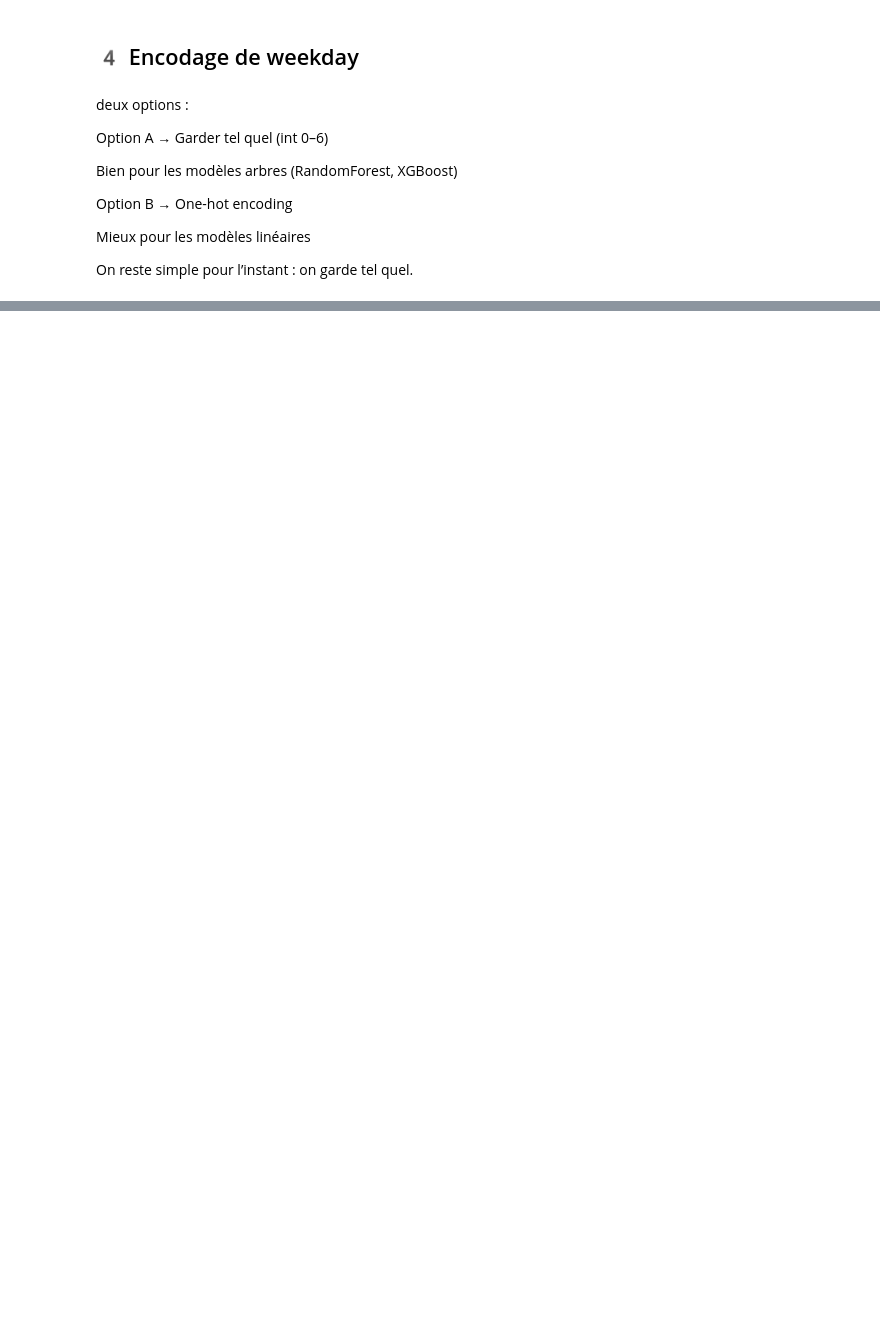
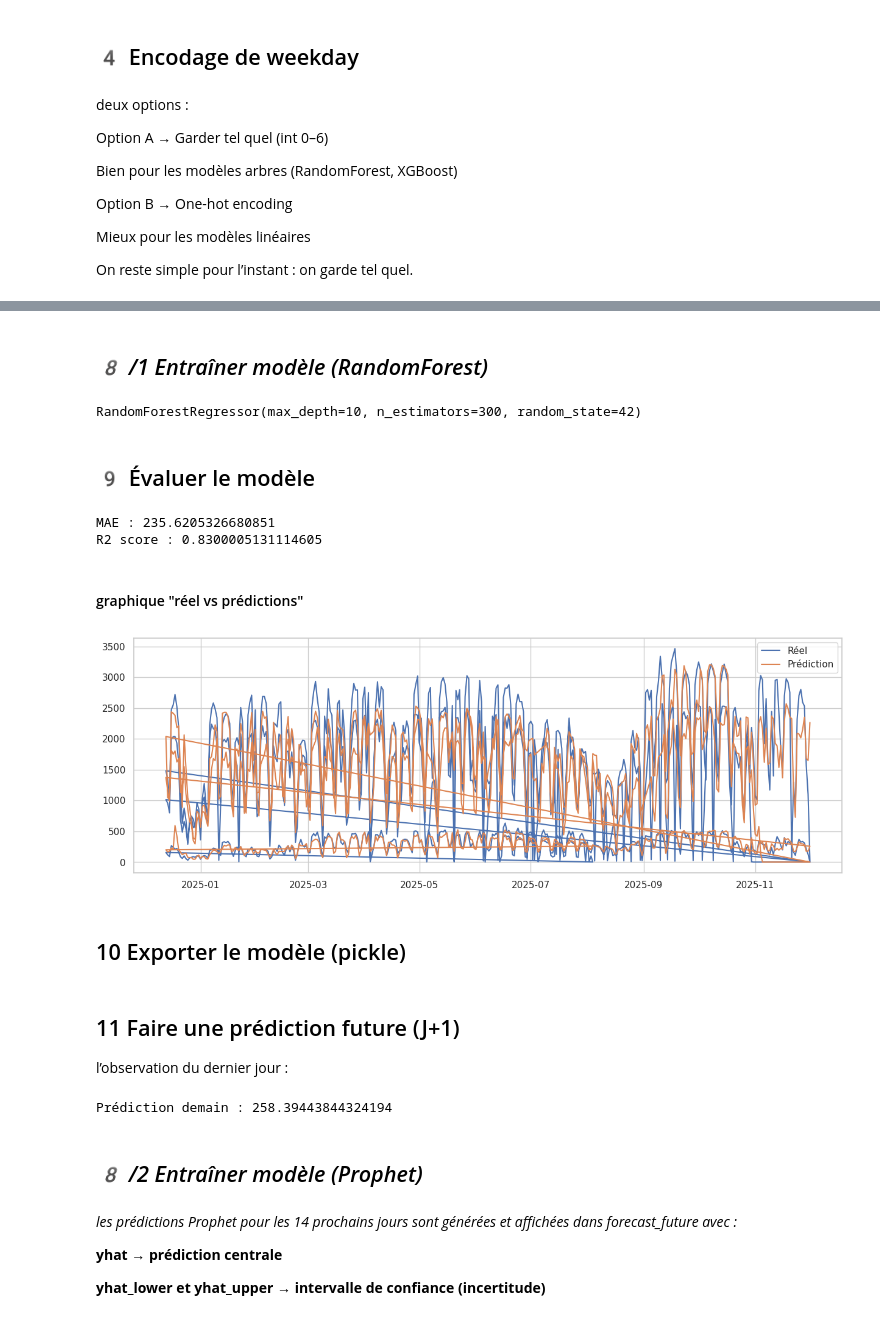
Before and after one commit to nabil-ghazali/velomag_montpellier, a Jupyter notebook: notebooks/velo3.ipynb, the cells around one changed output, grey strips where cells are left out. Cells and saved outputs as stored; diff of their text form; code cells hidden in the pictures; blank space fills up the shorter version.

```diff
--- a/notebooks/velo3.ipynb
+++ b/notebooks/velo3.ipynb
@@ -1395,4 +1400,2 @@ On reste simple pour l’instant : on garde tel quel.
 # %%
-
-# # 6 Créer le dataset final utilisable pour l’entraînement
-# df_ml = df_daily.dropna(subset=features + [target]).copy()
+df_ml = df_daily.dropna(subset=features + [target]).copy()
@@ -1398,0 +1406,50 @@ On reste simple pour l’instant : on garde tel quel.
+# %%
+from sklearn.model_selection import train_test_split
+
+X = df_ml[features]
+y = df_ml[target]
+
+X_train, X_test, y_train, y_test = train_test_split(
+    X, y, test_size=0.2, shuffle=False
+)
+# %% [markdown]
+## *8️ /1 Entraîner modèle (RandomForest)*
+# %%
+from sklearn.ensemble import RandomForestRegressor
+
+model = RandomForestRegressor(
+    n_estimators=300,
+    max_depth=10,
+    random_state=42
+)
+
+model.fit(X_train, y_train)
+# %% [output]
+RandomForestRegressor(max_depth=10, n_estimators=300, random_state=42)
+# %% [markdown]
+## 9️ Évaluer le modèle
+# %%
+from sklearn.metrics import mean_absolute_error, r2_score
+
+y_pred = model.predict(X_test)
+
+mae = mean_absolute_error(y_test, y_pred)
+r2 = r2_score(y_test, y_pred)
+
+print("MAE :", mae)
+print("R2 score :", r2)
+# %% [output]
+MAE : 235.6205326680851
+R2 score : 0.8300005131114605
+# %% [markdown]
+#### graphique "réel vs prédictions"
+# %%
+plt.figure(figsize=(15,5))
+plt.plot(df_ml["date"].iloc[-len(y_test):], y_test.values, label="Réel")
+plt.plot(df_ml["date"].iloc[-len(y_test):], y_pred, label="Prédiction")
+plt.legend()
+plt.show()
+# %% [output]
+[figure, added]
+# %% [markdown]
+## 10 Exporter le modèle (pickle)
@@ -1398,0 +1461,23 @@ On reste simple pour l’instant : on garde tel quel.
+# %% [markdown]
+## 11  Faire une prédiction future (J+1)
+
+l’observation du dernier jour :
+# %%
+
+last = df_ml.sort_values("date").groupby("counter_id").tail(1)
+
+X_last = last[features]
+
+pred_tomorrow = model.predict(X_last)
+
+print("Prédiction demain :", pred_tomorrow[0])
+# %% [output]
+Prédiction demain : 258.39443844324194
+# %% [markdown]
+## *8️ /2 Entraîner modèle (Prophet)*
+# %% [markdown]
+*les prédictions Prophet pour les 14 prochains jours sont générées et affichées dans forecast_future avec :*
+
+**yhat → prédiction centrale**
+
+**yhat_lower et yhat_upper → intervalle de confiance (incertitude)**
```
Also changed, not shown: parts of 18 cells of this notebook, 3 other files.
